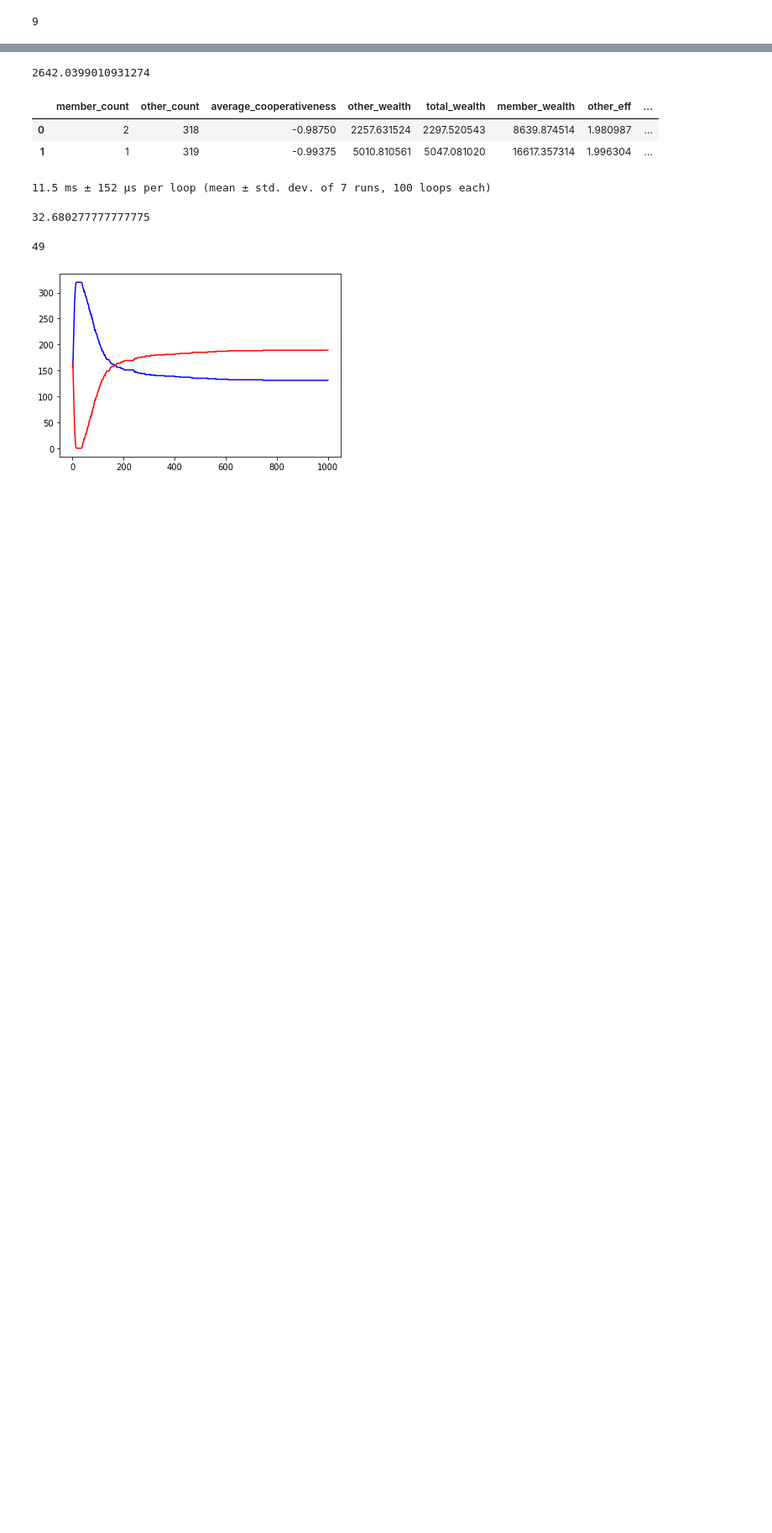
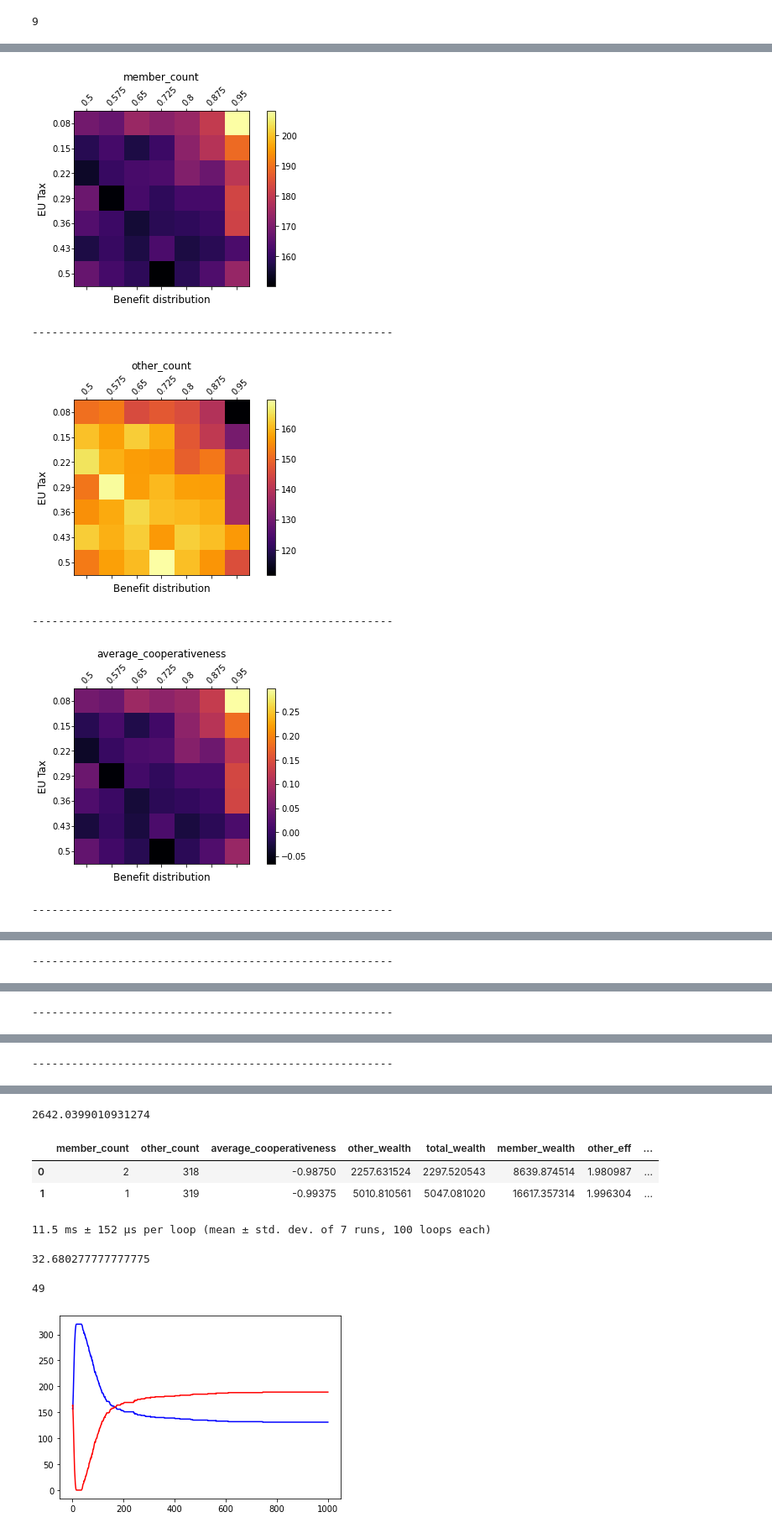
Before and after one commit to charelF/ABM, a Jupyter notebook: model/test.ipynb, the cells around one changed output, grey strips where cells are left out. Shown at 84% size. Saved outputs shown, nothing was run; the diff lists cells and outputs as text; code cells hidden in the pictures; blank space fills up the shorter version.

```diff
--- a/model/test.ipynb
+++ b/model/test.ipynb
@@ -31,0 +68,37 @@ model.average_cooperativeness
+# %%
+# model.datacollector.collect(model)
+# model.datacollector.get_model_vars_dataframe()
+xyz = np.load("230121_18h00_tax-linspace-008-05-7_benefit-linspace-05-095-7_sims-5_steps-500.npy")
+# %%
+data = np.mean(xyz, axis=2)
+
+for i, name in enumerate(model.datacollector.get_model_vars_dataframe().columns):
+
+    fig = plt.figure()
+    ax = fig.add_subplot()
+    cax = ax.matshow(data[:,:,i], cmap="inferno")
+    plt.xlabel("Benefit distribution", labelpad=10)
+    ax.yaxis.label.set_size(12)
+    ax.xaxis.label.set_size(12)
+    plt.ylabel("EU Tax")
+    ax.set_yticklabels([''] + list(np.round(rows, 3)))
+    ax.set_xticklabels([''] + list(np.round(columns, 3)))
+    plt.setp(ax.get_xticklabels(), rotation=45, ha="left", rotation_mode="anchor")
+    plt.colorbar(cax)
+    ax.xaxis.set_major_locator(ticker.MultipleLocator(1))
+    ax.yaxis.set_major_locator(ticker.MultipleLocator(1))
+    plt.tight_layout()
+    ax.tick_params(axis="y", pad=0)
+    ax.tick_params(axis="x", pad=0)
+    plt.title(name)
+    # plt.tight_layout()
+    # plt.savefig("img/{}.png".format(arr_name), dpi=300)
+    plt.show()
+    print("-------------------------------------------------------")
+# %% [output]
+[figure, added]
+-------------------------------------------------------
+[figure, added]
+-------------------------------------------------------
+[figure, added]
+-------------------------------------------------------
@@ -31,0 +106 @@ model.average_cooperativeness
+-------------------------------------------------------
@@ -31,0 +108 @@ model.average_cooperativeness
+-------------------------------------------------------
@@ -31,0 +110 @@ model.average_cooperativeness
+-------------------------------------------------------
```
Also changed, not shown: parts of 8 cells of this notebook, 1 other file.
